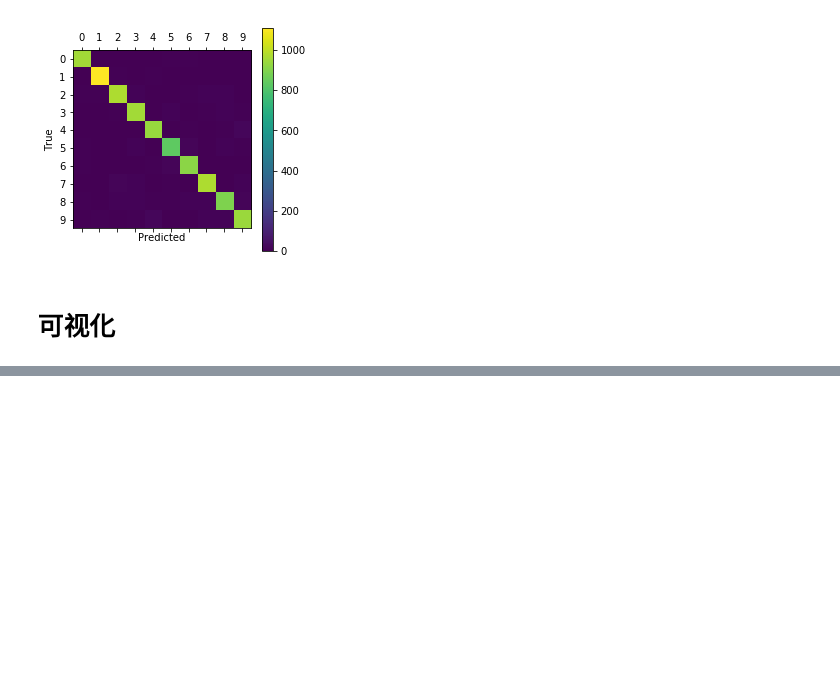
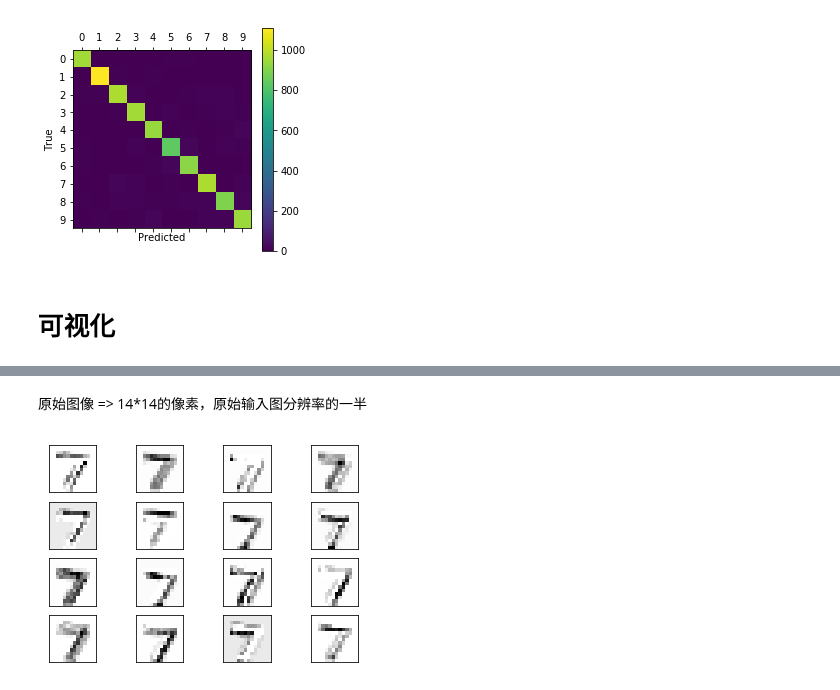
Before and after one commit to Gyczero/Machine-Learning-notes, a Jupyter notebook: tensorflow_learn/CNN.ipynb, the cells around one changed output, grey strips where cells are left out. Drawn from its saved outputs; the diff is of its cells as text; code cells hidden in the pictures; blank space fills up the shorter version.

```diff
--- a/tensorflow_learn/CNN.ipynb
+++ b/tensorflow_learn/CNN.ipynb
@@ -654,0 +772,6 @@ Confusion Matrix:
+# %% [markdown]
+原始图像 => 14*14的像素，原始输入图分辨率的一半
+# %%
+plot_conv_layer(layer=layer_conv1, image=image1)
+# %% [output]
+[figure, added]
```
Also changed, not shown: parts of 15 cells of this notebook.
